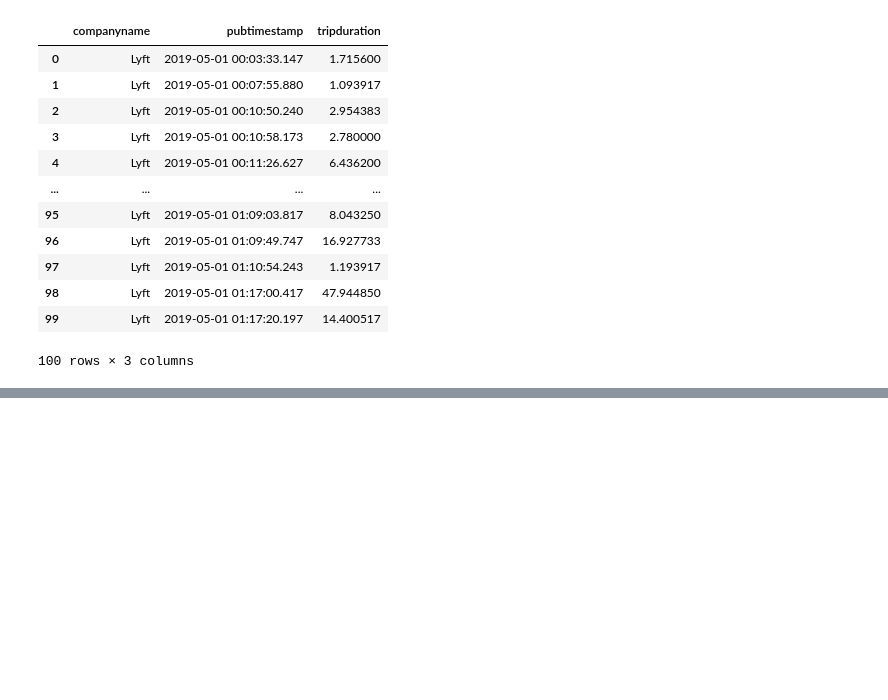
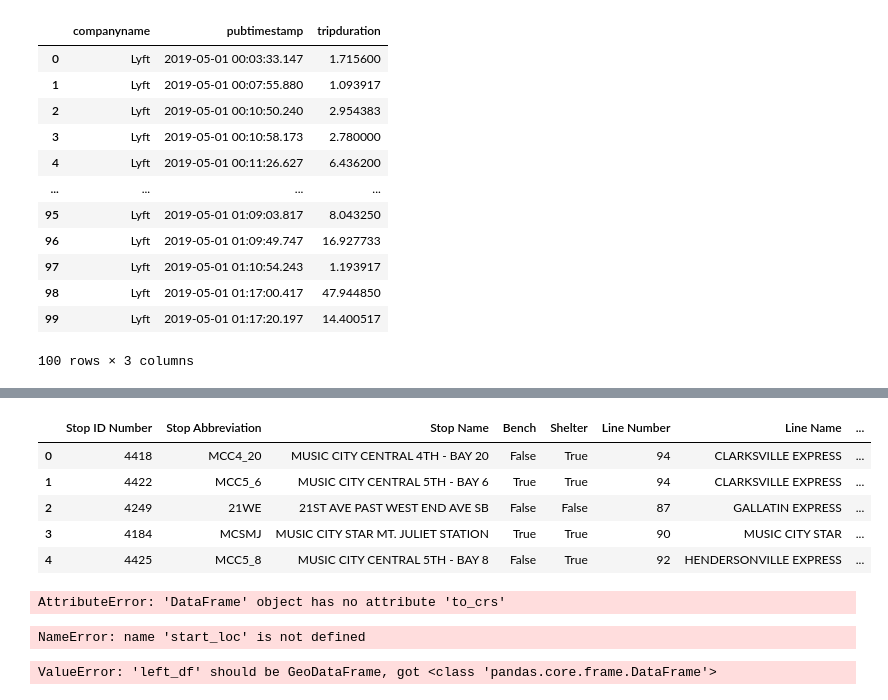
Before and after one commit to NSS-Data-Analytics-Cohort-10/scooters-group-2, a Jupyter notebook: notebooks/scooters.ipynb, the cells around one changed output, grey strips where cells are left out. Drawn from its saved outputs; the diff is of its cells as text; code cells hidden in the pictures; blank space fills up the shorter version.

Commit message:
working on joins q4

```diff
--- a/notebooks/scooters.ipynb
+++ b/notebooks/scooters.ipynb
@@ -501,0 +531,9 @@ use_per_day.head(100)
+# %%
+bus_stops.head()
+# %% [output]
+|  | Stop ID Number | Stop Abbreviation | Stop Name | Bench | Shelter | Line Number | Line Name | ... |
+| 0 | 4418 | MCC4_20 | MUSIC CITY CENTRAL 4TH - BAY 20 | False | True | 94 | CLARKSVILLE EXPRESS | ... |
+| 1 | 4422 | MCC5_6 | MUSIC CITY CENTRAL 5TH - BAY 6 | True | True | 94 | CLARKSVILLE EXPRESS | ... |
+| 2 | 4249 | 21WE | 21ST AVE PAST WEST END AVE SB | False | False | 87 | GALLATIN EXPRESS | ... |
+| 3 | 4184 | MCSMJ | MUSIC CITY STAR MT. JULIET STATION | True | True | 90 | MUSIC CITY STAR | ... |
+| 4 | 4425 | MCC5_8 | MUSIC CITY CENTRAL 5TH - BAY 8 | False | True | 92 | HENDERSONVILLE EXPRESS | ... |
@@ -501,0 +548,68 @@ use_per_day.head(100)
+# %%
+#convert both to UTM zone for coordinat ref
+bus_stops = bus_stops.to_crs(epsg=32616)
+start_loc = start_loc.to_crs(epsg=32616)
+#buffer calc
+buffer_distance_meters = 1609.34
+bus_stops['buffer'] = bus_stops.geometry.buffer(buffer_distance_meters)
+#spatial join
+joined = sjoin(bus_stops, start_loc, how='inner', op='intersects')
+#how many unique points in bus stops have at least one point from start_loc within a mile
+count = joined['buffer'].nunique()
+# %% [output]
+AttributeError: 'DataFrame' object has no attribute 'to_crs'
+# %%
+from shapely.geometry import Point
+
+bus_stops[['lat', 'lon']] = bus_stops['Mapped Location'].str.strip('()').str.split(', ', expand=True).astype(float)
+
+def create_geodataframe(df, startlongitude, startlatitude):
+    geometry = [Point(xy) for xy in zip(df[startlongitude], df[startlatitude])]
+    geo_df = gpd.GeoDataFrame(df, crs="EPSG:4326", geometry=geometry)
+    return geo_df
+
+bus_stops_geo = create_geodataframe(bus_stops, 'lon', 'lat')
+start_loc = create_geodataframe(start_loc, 'startlongitude', 'startlatitude')
+# %% [output]
+NameError: name 'start_loc' is not defined
+# %%
+import geopandas as gpd
+import pandas as pd
+from shapely.geometry import Point
+from geopandas.tools import sjoin
+
+
+bus_stops[['lat', 'lon']] = bus_stops['Mapped Location'].str.strip('()').str.split(', ', expand=True).astype(float)
+
+# Convert bus_stops DataFrame to geodataframe
+def create_geodataframe(df, lon, lat):
+    geometry = [Point(xy) for xy in zip(df[lon], df[lat])]
+    geo_df = gpd.GeoDataFrame(df, crs="EPSG:4326", geometry=geometry)
+    return geo_df
+
+bus_stops_geo = create_geodataframe(bus_stops, 'lon', 'lat')
+
+
+if not isinstance(start_loc, gpd.GeoDataFrame):
+    start_loc = create_geodataframe(start_loc, 'startlongitude', 'startlatitude')
+else:
+    start_loc = start_loc.set_crs("EPSG:32616")
+
+#  UTM zone 16N
+bus_stops_geo = bus_stops_geo.to_crs(epsg=32616)
+start_loc = start_loc.to_crs(epsg=32616)
+
+# Buffer calculation
+buffer_distance_meters = 1609.34
+bus_stops_geo['buffer'] = bus_stops_geo.geometry.buffer(buffer_distance_meters)
+
+# Spatial join to find points in start_loc within the buffer zones of bus_stops
+joined = sjoin(bus_stops_geo, start_loc, how='inner', op='intersects')
+
+
+count = joined['geometry'].nunique()
+
+
+print(f"Number of points in 'start_loc' within a mile of any 'bus_stops' point: {count}")
+# %% [output]
+ValueError: 'left_df' should be GeoDataFrame, got <class 'pandas.core.frame.DataFrame'>
```
Also changed, not shown: parts of 7 cells of this notebook.
